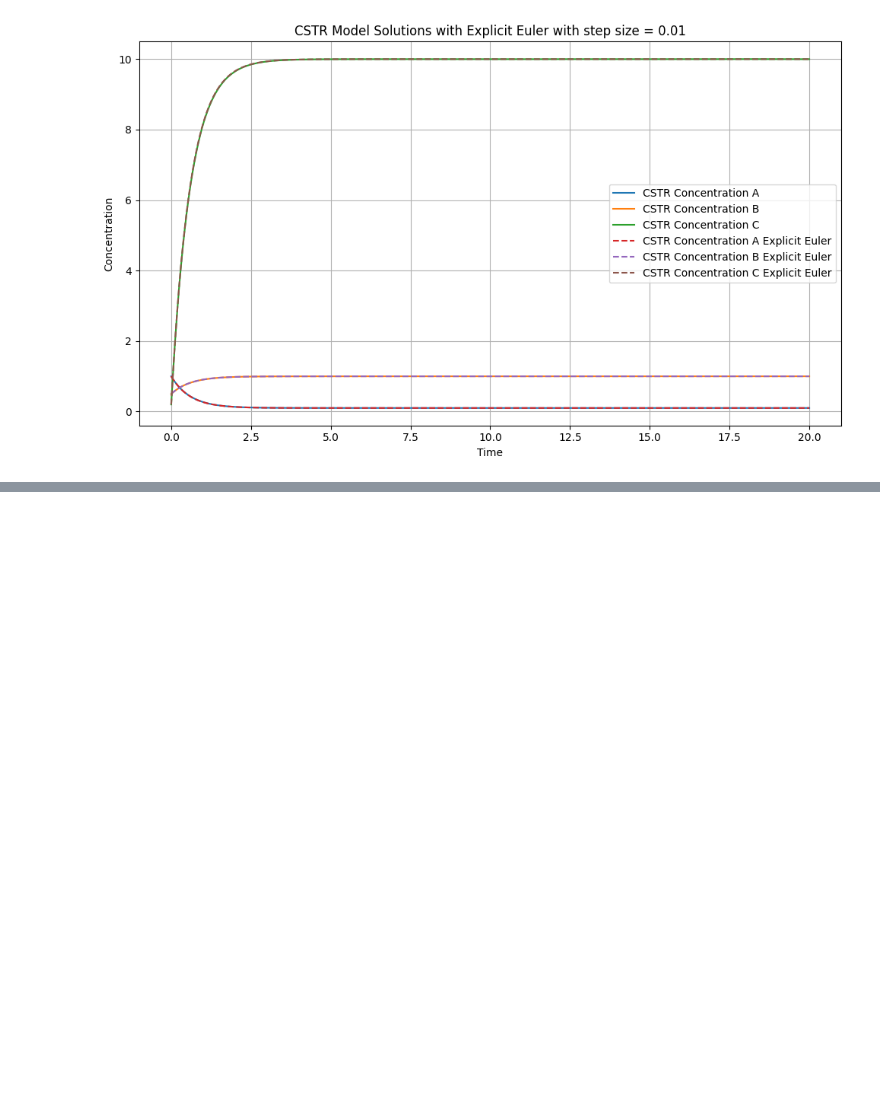
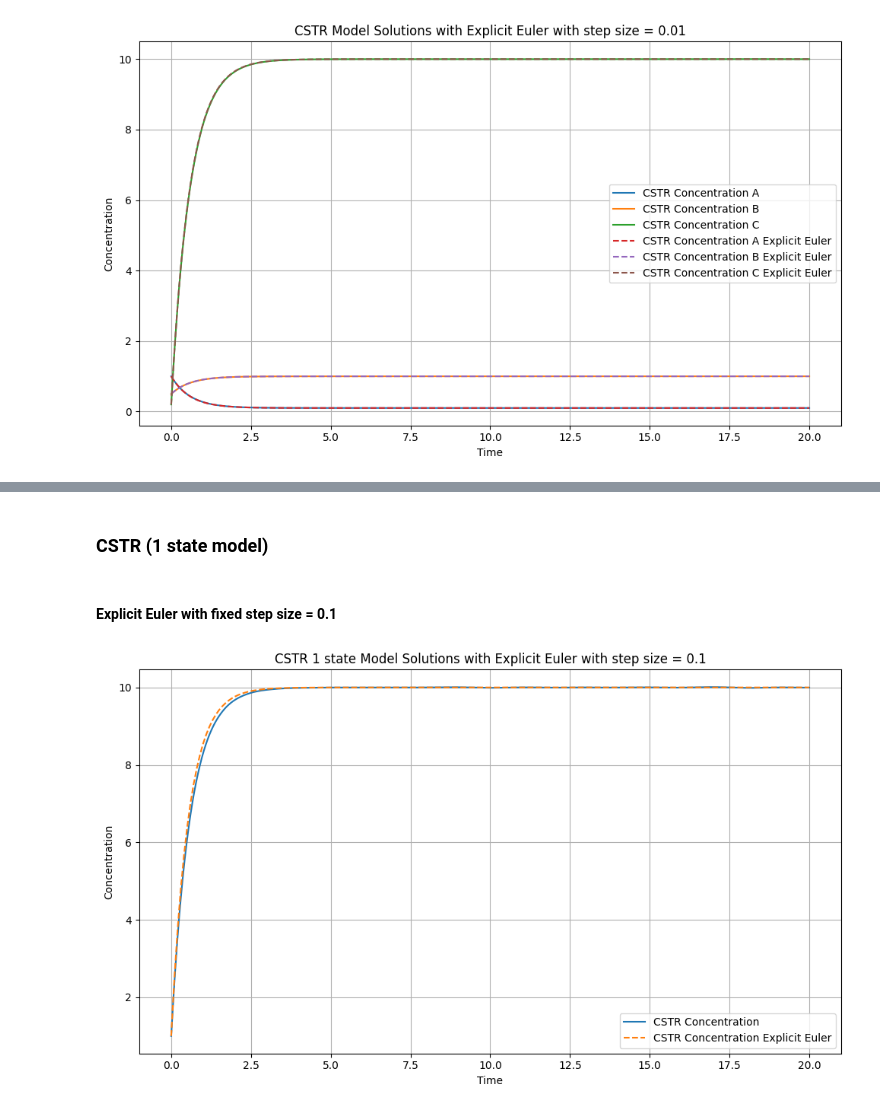
Before and after one commit to EuanCortes/02686-Project, a Jupyter notebook: 02_ExplicitODESolver.ipynb, the cells around one changed output, grey strips where cells are left out. Drawn from its saved outputs; the diff is of its cells as text; code cells hidden in the pictures; blank space fills up the shorter version.

```diff
--- a/02_ExplicitODESolver.ipynb
+++ b/02_ExplicitODESolver.ipynb
@@ -588,0 +663,32 @@ plt.show()
+# %% [markdown]
+### CSTR (1 state model)
+# %% [markdown]
+#### Explicit Euler with fixed step size = 0.1
+# %%
+#Parameters
+params = [0.5,0.3,0.1,1.0,10.0]
+t_span = (0, 20)
+x0 = np.array([1.0])  # Initial conditions for CSTR model
+
+#Solver parameters
+N = 200
+
+f, _ = CSTR_1state_model(params)
+
+# Solve using odeint
+sol = solve_ivp(f, t_span, x0, method='RK45', t_eval=np.linspace(t_span[0], t_span[1], 1000))
+solution_fixed_t, solution_fixed_x = ExplicitEulerFixedSteps(f, t_span[0], t_span[1], N, x0)
+
+#Plot the results
+plt.figure(figsize=(10, 6))
+plt.plot(sol.t, sol.y[0], label='CSTR Concentration')
+plt.plot(solution_fixed_t, solution_fixed_x[0], label='CSTR Concentration Explicit Euler', linestyle='--')
+plt.title('CSTR 1 state Model Solutions with Explicit Euler with step size = 0.1')
+plt.xlabel('Time')
+plt.ylabel('Concentration')
+plt.legend()
+plt.grid()
+plt.tight_layout()
+plt.show()
+# %% [output]
+[figure, added]
```
Also changed, not shown: parts of 10 cells of this notebook.
